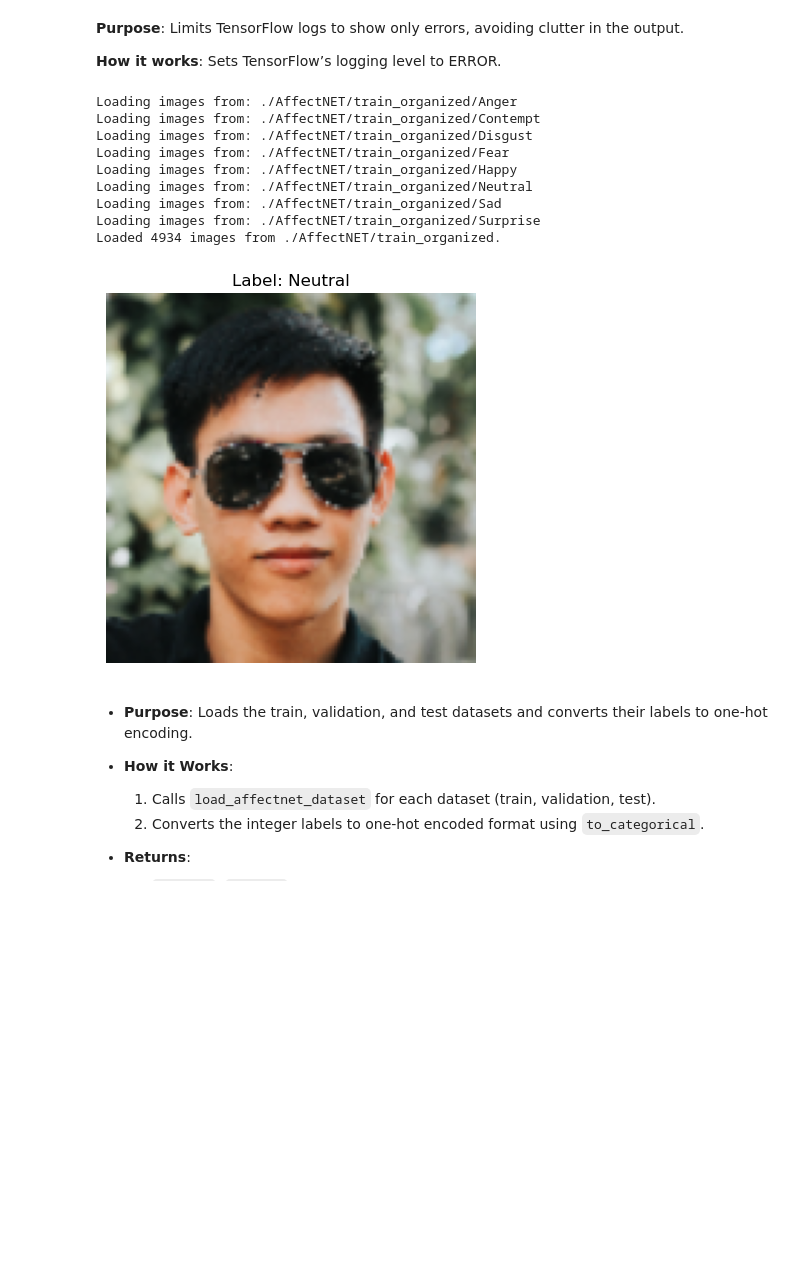
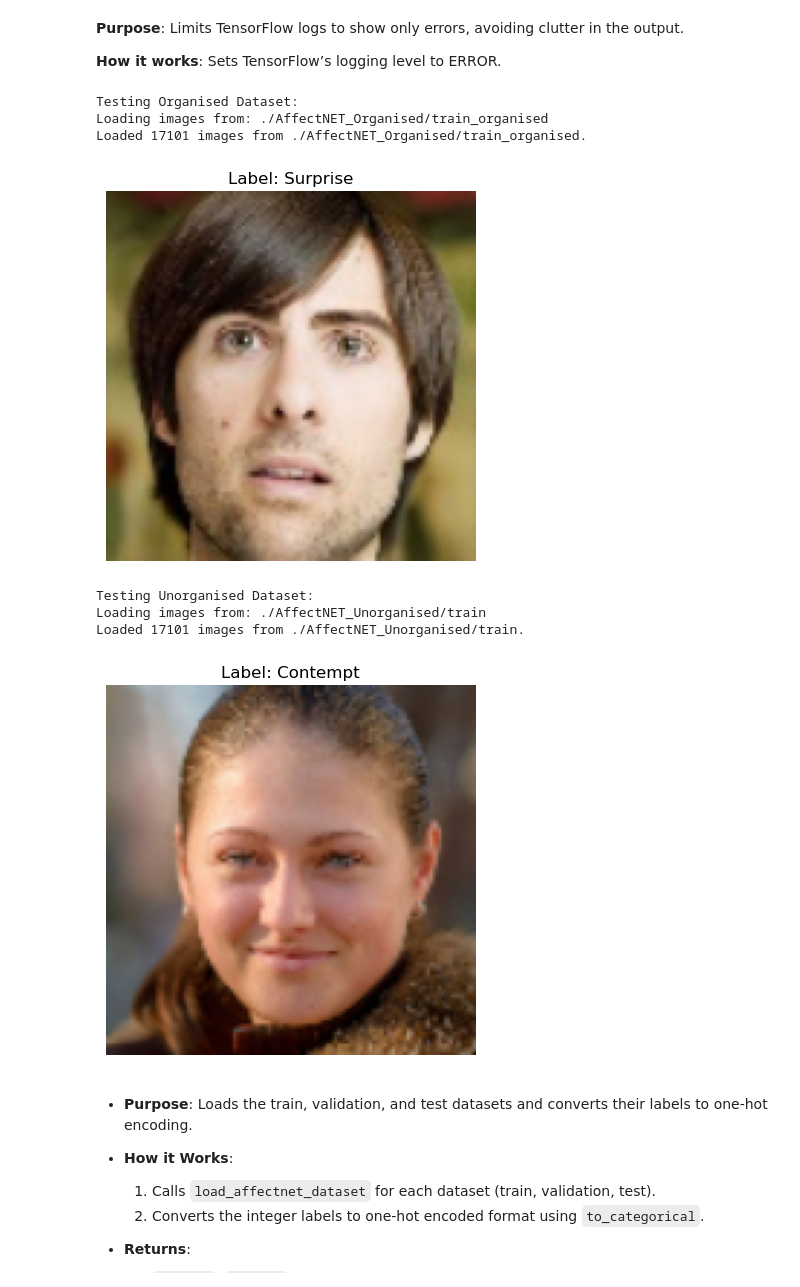
Before and after one commit to Ahmet-Toplu/emotion_recognition, a Jupyter notebook: emotion_recognition.ipynb, the cells around one changed output. Saved outputs shown, nothing was run; the diff lists cells and outputs as text; code cells hidden in the pictures; blank space fills up the shorter version.

```diff
--- a/emotion_recognition.ipynb
+++ b/emotion_recognition.ipynb
@@ -251,24 +349,26 @@ class DataProcessor:
 # %%
 # Test Function for DataProcessor
 if __name__ == "__main__":
-    TRAIN_PATH = "./AffectNET/train_organized"
-    VALID_PATH = "./AffectNET/valid_organized"
-    TEST_PATH = "./AffectNET/test_organized"
     EMOTIONS = ["Anger", "Contempt", "Disgust", "Fear", "Happy", "Neutral", "Sad", "Surprise"]
 
-    processor = DataProcessor(TRAIN_PATH, VALID_PATH, TEST_PATH, EMOTIONS)
+    print("Testing Organised Dataset:")
+    organised_path = "./AffectNET_Organised"
+    processor = DataProcessor(organised_path, EMOTIONS, ORGANISED=True)
     processor.show_example(dataset="train")
+
+    print("\nTesting Unorganised Dataset:")
+    unorganised_path = "./AffectNET_Unorganised"
+    processor2 = DataProcessor(unorganised_path, EMOTIONS, ORGANISED=False)
+    processor2.show_example(dataset="train")
 # %% [output]
-Loading images from: ./AffectNET/train_organized/Anger
-Loading images from: ./AffectNET/train_organized/Contempt
-Loading images from: ./AffectNET/train_organized/Disgust
-Loading images from: ./AffectNET/train_organized/Fear
-Loading images from: ./AffectNET/train_organized/Happy
-Loading images from: ./AffectNET/train_organized/Neutral
-Loading images from: ./AffectNET/train_organized/Sad
-Loading images from: ./AffectNET/train_organized/Surprise
-Loaded 4934 images from ./AffectNET/train_organized.
+Testing Organised Dataset:
+Loading images from: ./AffectNET_Organised/train_organised
+Loaded 17101 images from ./AffectNET_Organised/train_organised.
-[figure, old version]
+[figure, new version]
+Testing Unorganised Dataset:
+Loading images from: ./AffectNET_Unorganised/train
+Loaded 17101 images from ./AffectNET_Unorganised/train.
+[figure, added]
 # %% [markdown]
 - **Purpose**: Loads the train, validation, and test datasets and converts their labels to one-hot encoding.
 - **How it Works**:
```
Also changed, not shown: parts of 10 cells of this notebook, 2 other files.
